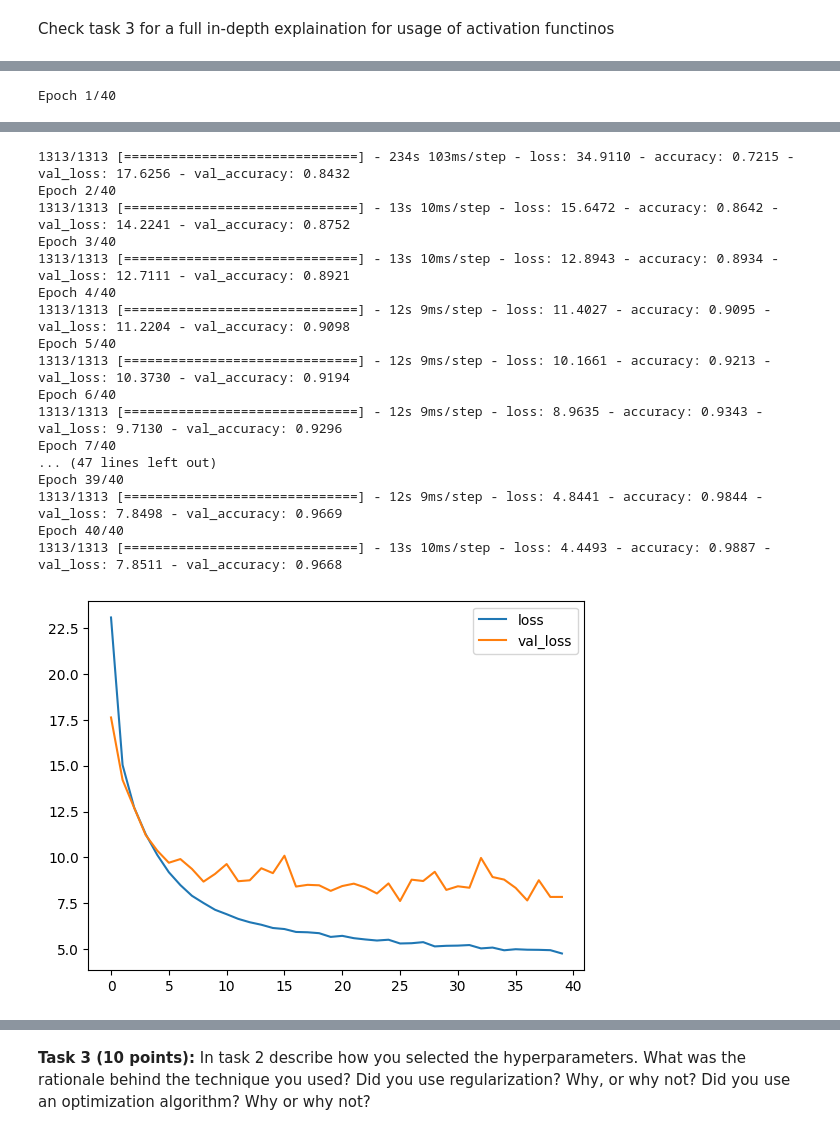
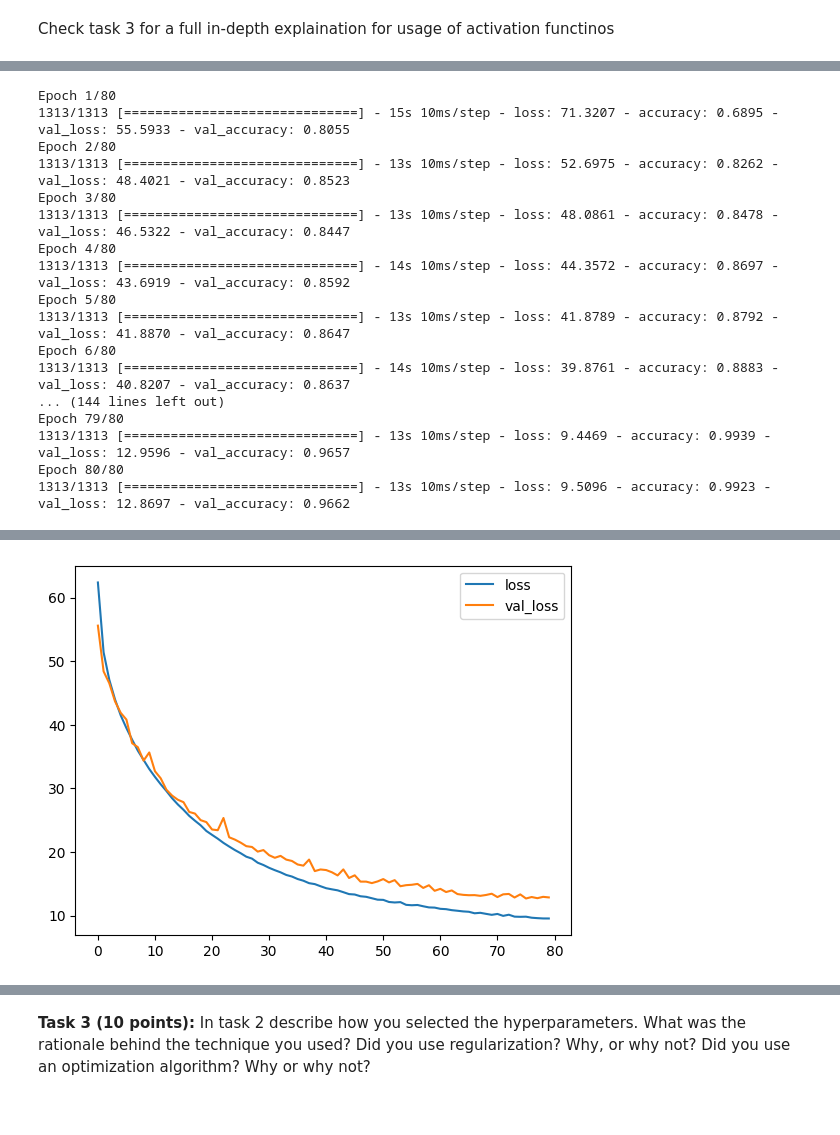
Before and after one commit to danielkopp4/CSCI4962-Projects-ML-AI, a Jupyter notebook: hw3/hw3.ipynb, the cells around one changed output, grey strips where cells are left out. Saved outputs shown, nothing was run; the diff lists cells and outputs as text; code cells hidden in the pictures.

```diff
--- a/hw3/hw3.ipynb
+++ b/hw3/hw3.ipynb
@@ -312,11 +312,18 @@ from tensorflow.keras.regularizers import L2
 # problem with deep neural networks
 def res_block(f1, f2, f3, stride, k, x, regularizer):
     x_skp = x
+    # conv operation applied to skip connection
+    # uses valid padding to reduce the size (reduce h,w not c) of the output
     x_skp = Conv2D(f3, 1, stride, padding="valid", kernel_initializer="he_uniform", kernel_regularizer=regularizer)(x_skp)
 
+    # all initializers are he_unform as we are using relu here to prevent vanishing gradient
+    # as could happen more easily happen with tanh or sigmoid
     x = Conv2D(f1, 1, stride, kernel_initializer="he_uniform", kernel_regularizer=regularizer)(x)
     x = ReLU()(x)
 
+    # we apply the kernel size of k to the middle as the two others preform operations that dont
+    # change the size of the output
+    # this mirrors the operation done in the skip connection
     x = Conv2D(f2, k, 1, padding="same", kernel_initializer="he_uniform", kernel_regularizer=regularizer)(x)
     x = ReLU()(x)
 
@@ -328,10 +335,10 @@ def res_block(f1, f2, f3, stride, k, x, regularizer):
     return x
 
 # the value for the regularizer was tuned
-# the original value that was tested was the
-# default value of 0.01
+# the original value that was tested was 0.1
 # but this seemed to penalize the loss too much
-regularizer = L2(0.001)
+# thus it was reduced to 0.01
+regularizer = L2(0.01)
 
 # the input shape will have to be reshaped to allow for Conv2D to work
 inpt = Input((28,28,1))
@@ -349,11 +356,15 @@ output = res_block(64, 64, 256, 1, 3, output, regularizer)
 output = res_block(128, 128, 512, 1, 3, output, regularizer)
 # used window size of 3 to reduce (5,5,512) -> (1,1,512) to compress the image
 output = AveragePooling2D(3)(output)
+# flatten the output to go from (1,1,512) -> (512,)
 output = Flatten()(output)
+# number of nodes equal to the number of classes with softmax activation function
+# so that the output vector sums to 1 and the loss function gets calculated correctly
+# using glorot_uniform for initializer as it should be used for softmax activation
 output = Dense(10, activation="softmax", kernel_initializer="glorot_uniform", kernel_regularizer=regularizer)(output)
 
 model_2 = Model(inputs=inpt, outputs=output)
 
-model_2.compile(loss=cross_entropy_loss, optimizer=Adam(learning_rate=0.001), metrics=['accuracy'])
+model_2.compile(loss=cross_entropy_loss, optimizer=Adam(learning_rate=0.0001), metrics=['accuracy'])
 model_2.summary()
 # %% [output]
@@ -375,10 +386,26 @@ Trainable params: 498,442
 Non-trainable params: 0
 __________________________________________________________________________________________________
 # %%
-epochs = 40
+epochs = 80
 
 h = model_2.fit(x_train.reshape((len(x_train), 28,28,1)), y_train, validation_data=(x_dev.reshape((len(x_dev),28,28,1)), y_dev), epochs=epochs)
 
 make_plot(h.history, loc1)
 # %% [output]
-Epoch 1/40
+Epoch 1/80
+1313/1313 [==============================] - 15s 10ms/step - loss: 71.3207 - accuracy: 0.6895 - val_loss: 55.5933 - val_accuracy: 0.8055
+Epoch 2/80
+1313/1313 [==============================] - 13s 10ms/step - loss: 52.6975 - accuracy: 0.8262 - val_loss: 48.4021 - val_accuracy: 0.8523
+Epoch 3/80
+1313/1313 [==============================] - 13s 10ms/step - loss: 48.0861 - accuracy: 0.8478 - val_loss: 46.5322 - val_accuracy: 0.8447
+Epoch 4/80
+1313/1313 [==============================] - 14s 10ms/step - loss: 44.3572 - accuracy: 0.8697 - val_loss: 43.6919 - val_accuracy: 0.8592
+Epoch 5/80
+1313/1313 [==============================] - 13s 10ms/step - loss: 41.8789 - accuracy: 0.8792 - val_loss: 41.8870 - val_accuracy: 0.8647
+Epoch 6/80
+1313/1313 [==============================] - 14s 10ms/step - loss: 39.8761 - accuracy: 0.8883 - val_loss: 40.8207 - val_accuracy: 0.8637
+... (144 lines left out)
+Epoch 79/80
+1313/1313 [==============================] - 13s 10ms/step - loss: 9.4469 - accuracy: 0.9939 - val_loss: 12.9596 - val_accuracy: 0.9657
+Epoch 80/80
+1313/1313 [==============================] - 13s 10ms/step - loss: 9.5096 - accuracy: 0.9923 - val_loss: 12.8697 - val_accuracy: 0.9662
@@ -391,21 +412,4 @@ This message will be only logged once.
-1313/1313 [==============================] - 234s 103ms/step - loss: 34.9110 - accuracy: 0.7215 - val_loss: 17.6256 - val_accuracy: 0.8432
-Epoch 2/40
-1313/1313 [==============================] - 13s 10ms/step - loss: 15.6472 - accuracy: 0.8642 - val_loss: 14.2241 - val_accuracy: 0.8752
-Epoch 3/40
-1313/1313 [==============================] - 13s 10ms/step - loss: 12.8943 - accuracy: 0.8934 - val_loss: 12.7111 - val_accuracy: 0.8921
-Epoch 4/40
-1313/1313 [==============================] - 12s 9ms/step - loss: 11.4027 - accuracy: 0.9095 - val_loss: 11.2204 - val_accuracy: 0.9098
-Epoch 5/40
-1313/1313 [==============================] - 12s 9ms/step - loss: 10.1661 - accuracy: 0.9213 - val_loss: 10.3730 - val_accuracy: 0.9194
-Epoch 6/40
-1313/1313 [==============================] - 12s 9ms/step - loss: 8.9635 - accuracy: 0.9343 - val_loss: 9.7130 - val_accuracy: 0.9296
-Epoch 7/40
-... (47 lines left out)
-Epoch 39/40
-1313/1313 [==============================] - 12s 9ms/step - loss: 4.8441 - accuracy: 0.9844 - val_loss: 7.8498 - val_accuracy: 0.9669
-Epoch 40/40
-1313/1313 [==============================] - 13s 10ms/step - loss: 4.4493 - accuracy: 0.9887 - val_loss: 7.8511 - val_accuracy: 0.9668
-[figure, old version]
+[figure, new version]
 # %%
 make_plot(h.history, loc2)
 # %% [output]
```
Also changed, not shown: parts of 6 cells of this notebook.
